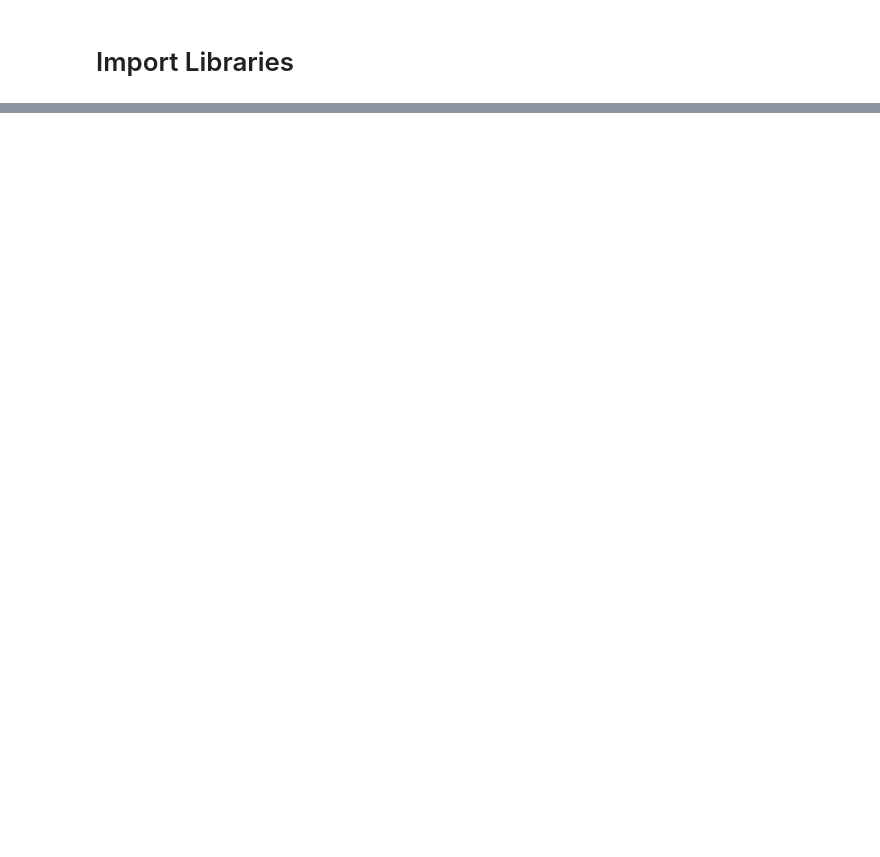
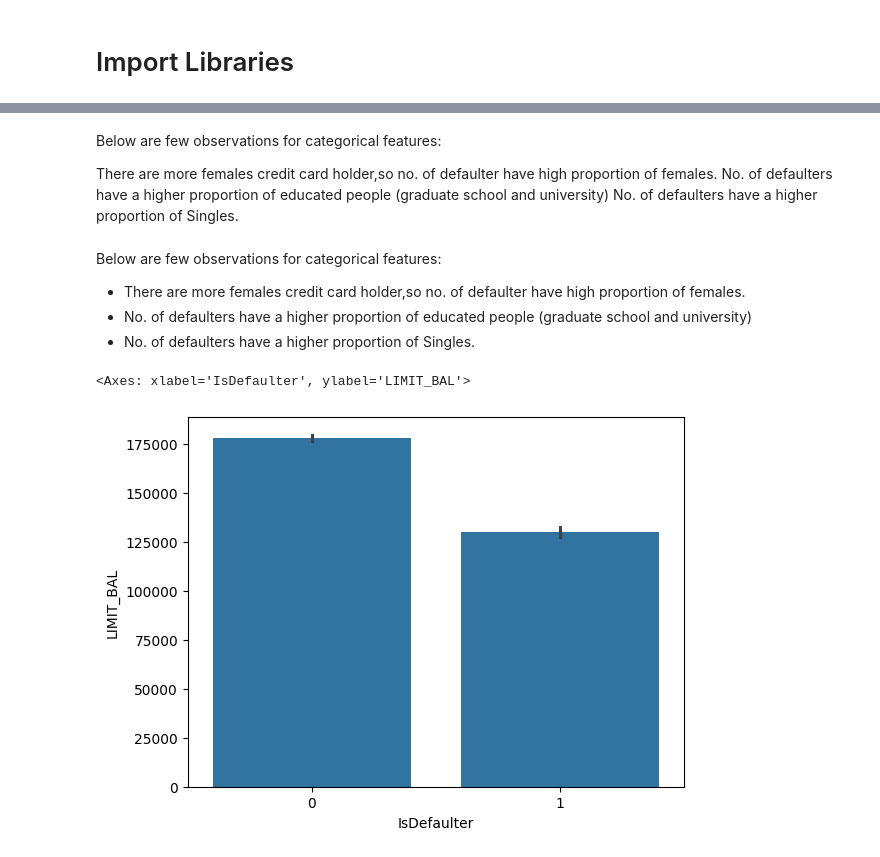
Before and after one commit to TGSK07/Viva_Credit_Card, a Jupyter notebook: Viva_credit_card_defaulter_prediction.ipynb, the cells around one changed output, grey strips where cells are left out. Saved outputs shown, nothing was run; the diff lists cells and outputs as text; code cells hidden in the pictures; blank space fills up the shorter version.

```diff
--- a/Viva_credit_card_defaulter_prediction.ipynb
+++ b/Viva_credit_card_defaulter_prediction.ipynb
@@ -18,0 +73,3 @@ Can we help VivaCredit to slove the problem?
+# %%
+data = pd.read_csv("viva_credit.csv",index_col=0)
+data.head()
@@ -18,0 +159,4 @@ Can we help VivaCredit to slove the problem?
+# %%
+data['IsDefaulter'] = data['default.payment.next.month']
+data.drop('default.payment.next.month',axis = 1)
+data.head()
@@ -18,0 +209,4 @@ Can we help VivaCredit to slove the problem?
+# %%
+fil = (data['EDUCATION'] == 5) | (data['EDUCATION'] == 6) | (data['EDUCATION'] == 0)
+data.loc[fil, 'EDUCATION'] = 4
+data['EDUCATION'].value_counts()
@@ -18,0 +251,17 @@ Can we help VivaCredit to slove the problem?
+# %% [markdown]
+Below are few observations for categorical features:
+
+There are more females credit card holder,so no. of defaulter have high proportion of females.
+No. of defaulters have a higher proportion of educated people (graduate school and university)
+No. of defaulters have a higher proportion of Singles.
+# %% [markdown]
+Below are few observations for categorical features:
+
+- There are more females credit card holder,so no. of defaulter have high proportion of females.
+- No. of defaulters have a higher proportion of educated people (graduate school and university)
+- No. of defaulters have a higher proportion of Singles.
+# %%
+sns.barplot(x='IsDefaulter', y='LIMIT_BAL', data=data)
+# %% [output]
+<Axes: xlabel='IsDefaulter', ylabel='LIMIT_BAL'>
+[figure, added]
```
Also changed, not shown: parts of 68 cells of this notebook.
